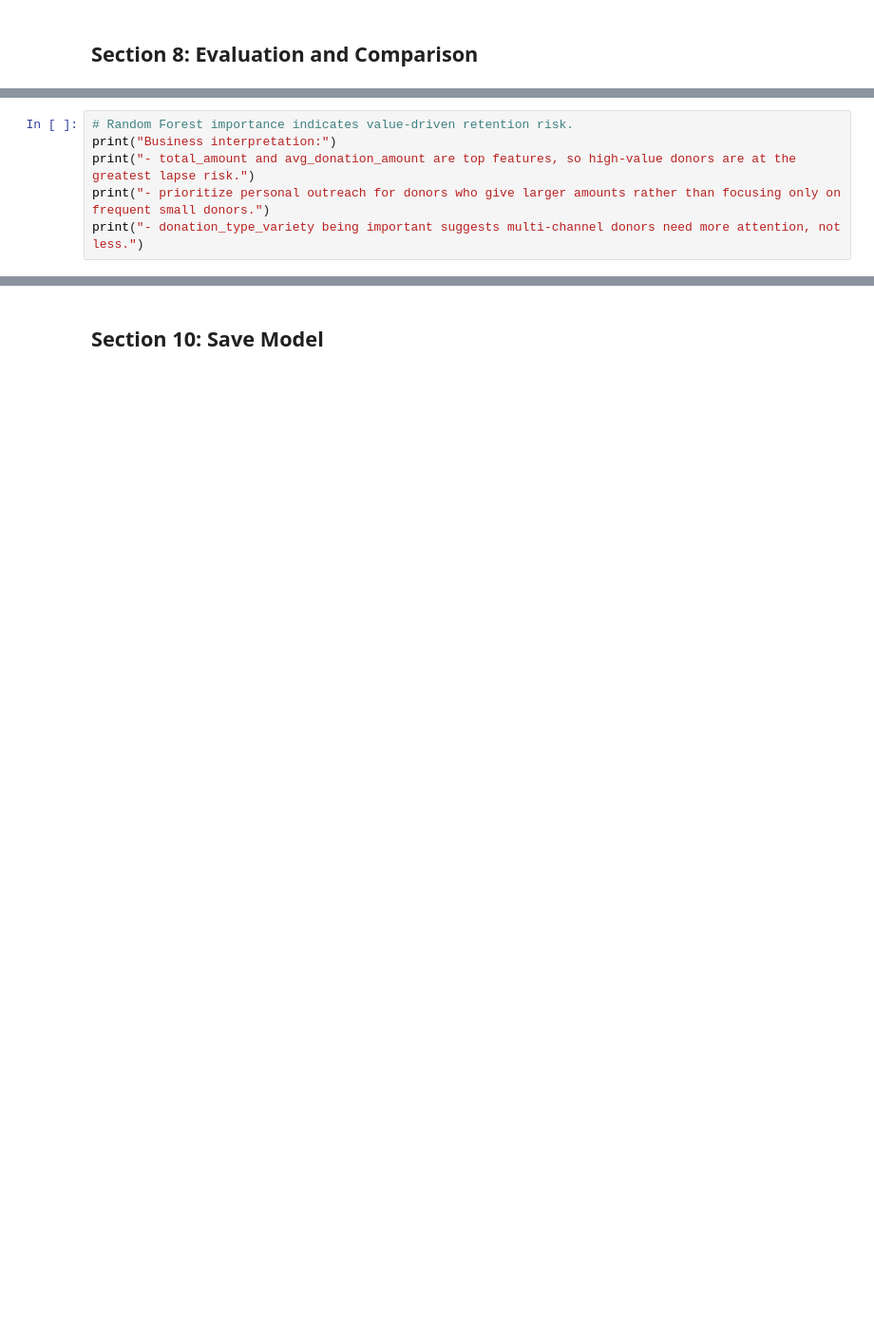
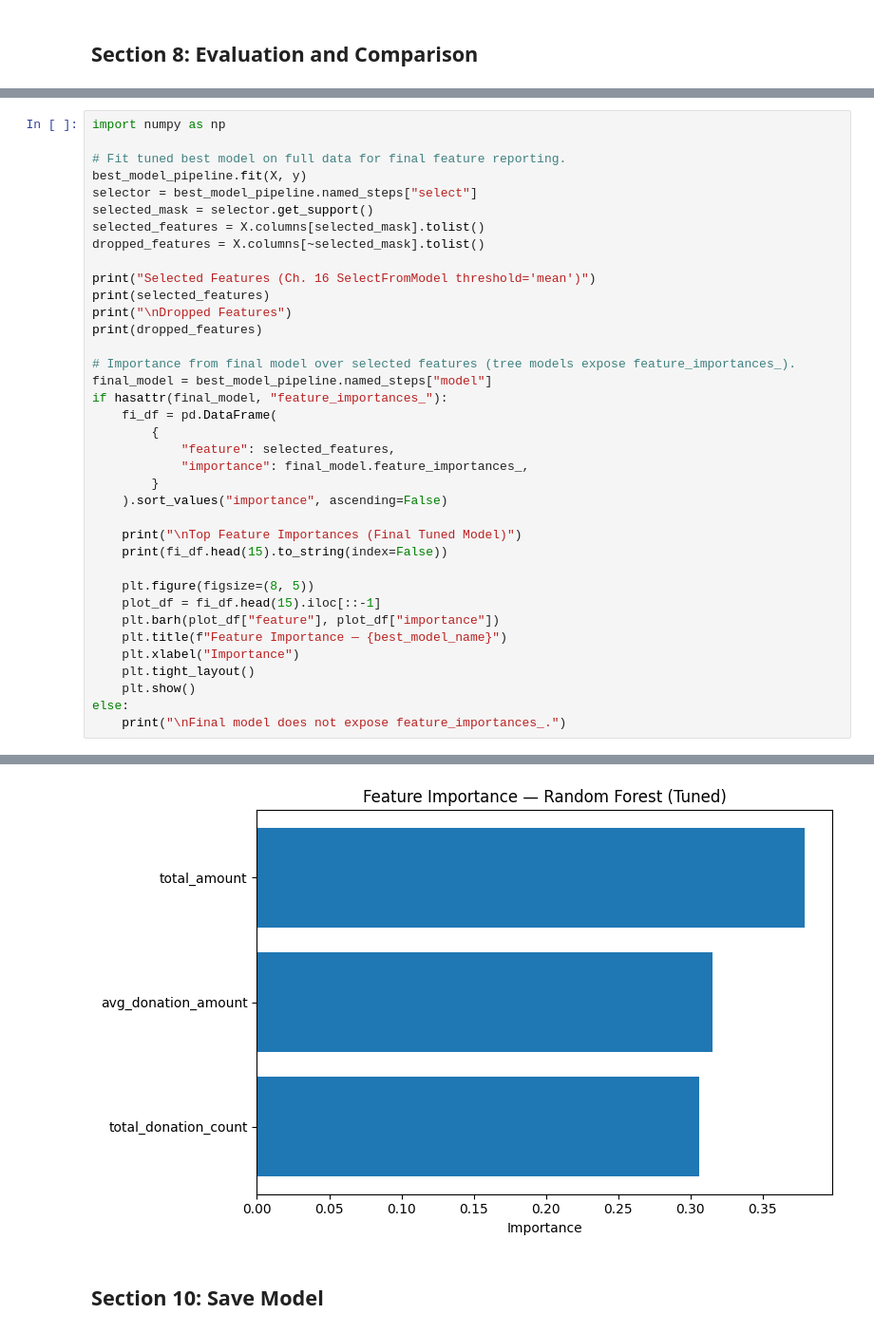
Before and after one commit to mitchsmii/Intex, a Jupyter notebook: ml_pipelines/models/01_donor_churn/donor_churn.ipynb, the cells around one changed output, grey strips where cells are left out. Shown at 95% size. Drawn from its saved outputs; the diff is of its cells as text; blank space fills up the shorter version.

```diff
--- a/ml_pipelines/models/01_donor_churn/donor_churn.ipynb
+++ b/ml_pipelines/models/01_donor_churn/donor_churn.ipynb
@@ -370,7 +565,38 @@ High `total_amount` and `avg_donation_amount` as top features indicate that high
 # %%
-# Random Forest importance indicates value-driven retention risk.
-print("Business interpretation:")
-print("- total_amount and avg_donation_amount are top features, so high-value donors are at the greatest lapse risk.")
-print("- prioritize personal outreach for donors who give larger amounts rather than focusing only on frequent small donors.")
-print("- donation_type_variety being important suggests multi-channel donors need more attention, not less.")
+import numpy as np
+
+# Fit tuned best model on full data for final feature reporting.
+best_model_pipeline.fit(X, y)
+selector = best_model_pipeline.named_steps["select"]
+selected_mask = selector.get_support()
+selected_features = X.columns[selected_mask].tolist()
+dropped_features = X.columns[~selected_mask].tolist()
+
+print("Selected Features (Ch. 16 SelectFromModel threshold='mean')")
+print(selected_features)
+print("\nDropped Features")
+print(dropped_features)
+
+# Importance from final model over selected features (tree models expose feature_importances_).
+final_model = best_model_pipeline.named_steps["model"]
+if hasattr(final_model, "feature_importances_"):
+    fi_df = pd.DataFrame(
+        {
+            "feature": selected_features,
+            "importance": final_model.feature_importances_,
+        }
+    ).sort_values("importance", ascending=False)
+
+    print("\nTop Feature Importances (Final Tuned Model)")
+    print(fi_df.head(15).to_string(index=False))
+
+    plt.figure(figsize=(8, 5))
+    plot_df = fi_df.head(15).iloc[::-1]
+    plt.barh(plot_df["feature"], plot_df["importance"])
+    plt.title(f"Feature Importance — {best_model_name}")
+    plt.xlabel("Importance")
+    plt.tight_layout()
+    plt.show()
+else:
+    print("\nFinal model does not expose feature_importances_.")
 # %% [output]
@@ -381,3 +614,4 @@ Business interpretation:
+[figure, added]
 # %% [markdown]
 ## Section 10: Save Model
 # %%
```
Also changed, not shown: parts of 20 cells of this notebook, 11 other files.
